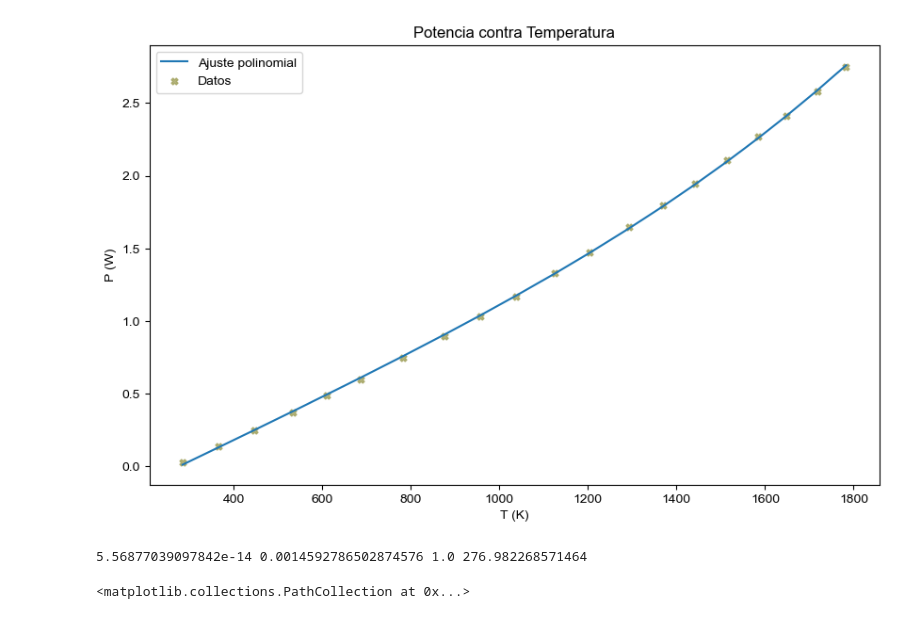
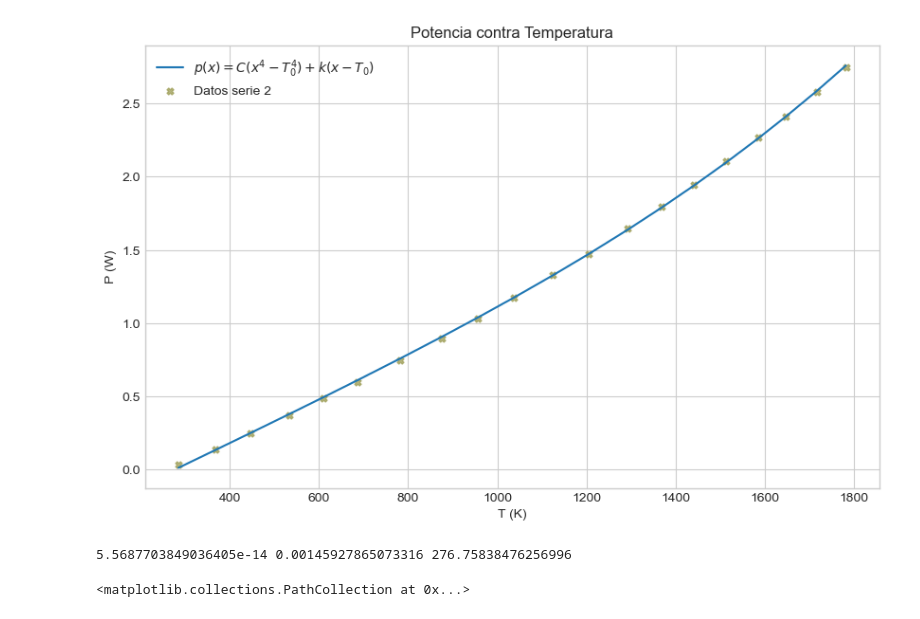
Before and after one commit to PachoDp13/Metodos_Computacionales, a Jupyter notebook: Stefan-Boltzmann.ipynb, the cells around one changed output. Cells and saved outputs as stored; diff of their text form; code cells hidden in the pictures.

```diff
--- a/Stefan-Boltzmann.ipynb
+++ b/Stefan-Boltzmann.ipynb
@@ -50,30 +51,29 @@ y=np.array([0.029775329,
 # %%
 #########################################
 # Solución 1.1
 #########################################
-h=lambda x,C,K,A,B: C*((x**4)-A)+K*(x-B)
+h=lambda x,C,K,B: C*((x**4)-B**4)+K*(x-B)
 popth,pcovh=cfit(h,x,y)
-C,K,A,B=popth
-yh=h(x,C,K,A,B)
+C,K,B=popth
+yh=h(x,C,K,B)
 #######################################
 # Gráfica de la función
 #######################################
 plt.figure(figsize=(10,10/1.618),dpi=100)
 plt.scatter(x,y,s=25,color=(0.6,0.6,0.3,0.7),marker='X')
 plt.plot(x,yh)
-plt.legend(['Ajuste polinomial','Datos'])
+plt.legend([r'$p(x) = C(x^{4} - T_{0} ^{4})+k(x-T_{0})$','Datos serie 2'])
 plt.title('Potencia contra Temperatura')
 plt.xlabel('T (K)')
 plt.ylabel('P (W)')
-plt.legend(['Ajuste polinomial','Datos'])
 plt.style.use('seaborn-whitegrid')
 plt.show()
 
 
-print(C,K,A,B)
+print(C,K,B)
 # %% [output]
-[figure, old version]
+[figure, new version]
-5.56877039097842e-14 0.0014592786502874576 1.0 276.982268571464
+5.5687703849036405e-14 0.00145927865073316 276.75838476256996
 # %%
 
 f=plt.figure(figsize=(14,7))
```
Also changed, not shown: parts of 10 cells of this notebook.
